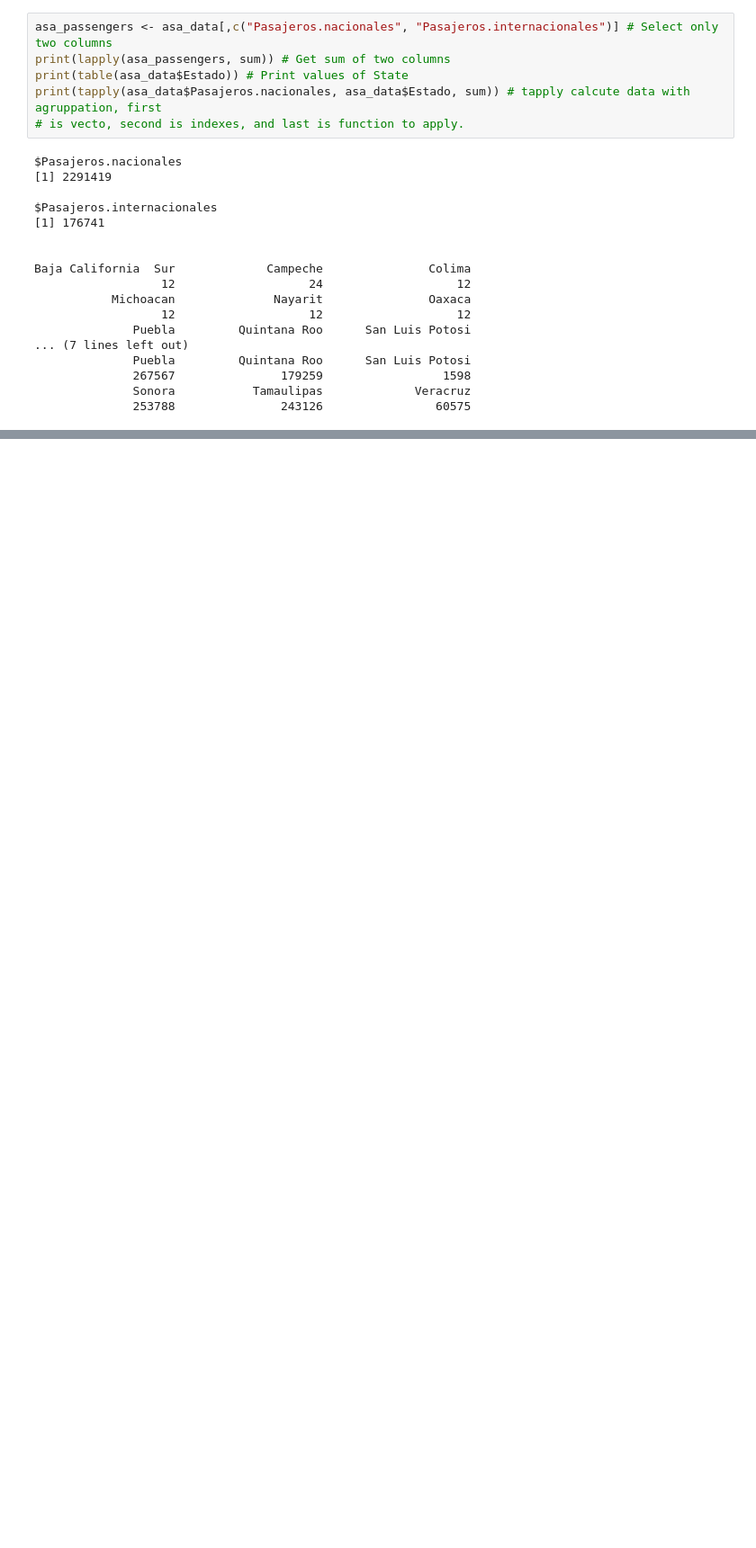
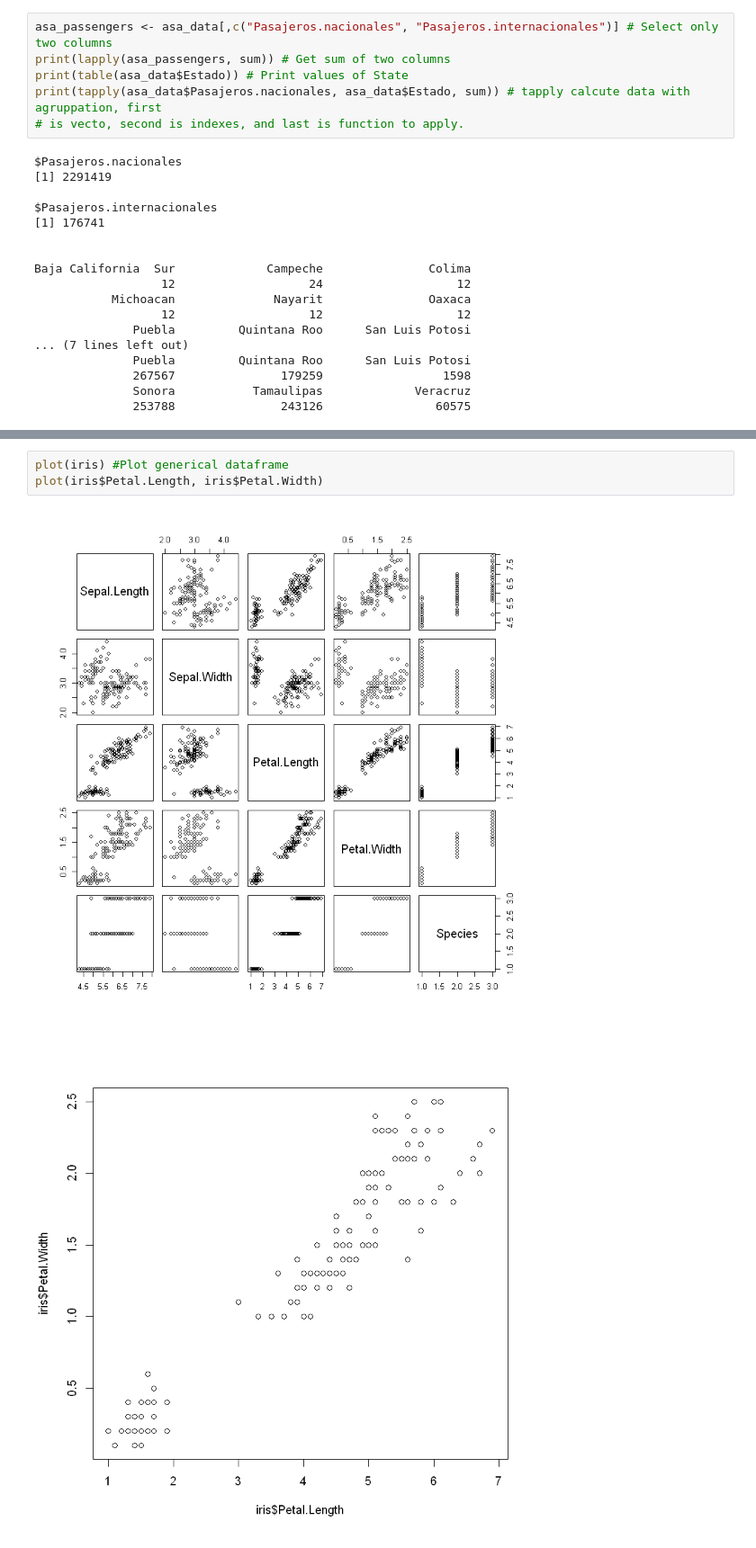
Before and after one commit to Gonza740/first_steps, a Jupyter notebook: dataTypesR.ipynb, the cells around one changed output, grey strips where cells are left out. Shown at 90% size. Saved outputs shown, nothing was run; the diff lists cells and outputs as text; blank space fills up the shorter version.

```diff
--- a/dataTypesR.ipynb
+++ b/dataTypesR.ipynb
@@ -450,0 +474,6 @@ Baja California  Sur             Campeche               Colima
+# %%
+plot(iris) #Plot generical dataframe
+plot(iris$Petal.Length, iris$Petal.Width)
+# %% [output]
+[figure, added]
+[figure, added]
```
Also changed, not shown: parts of 14 cells of this notebook, 2 other files.
